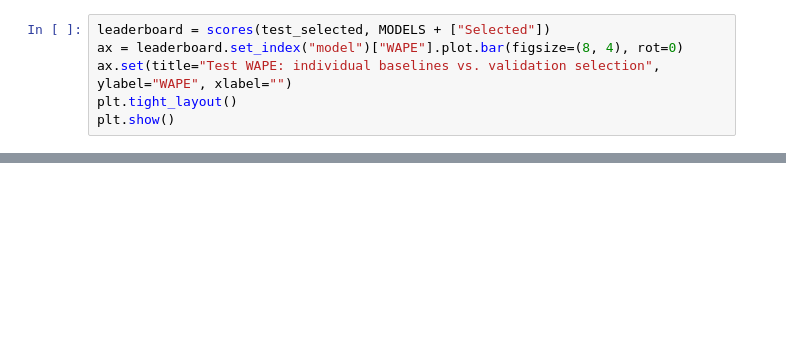
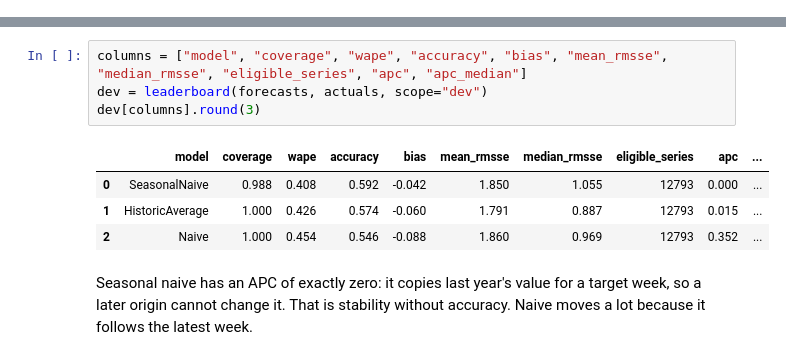
Before and after one commit to tackes/time-series-forecasting-bootcamp, a Jupyter notebook: day1_ml/01_baselines.ipynb, the cells around one changed output, grey strips where cells are left out. Saved outputs shown, nothing was run; the diff lists cells and outputs as text; blank space fills up the shorter version.

```diff
--- a/day1_ml/01_baselines.ipynb
+++ b/day1_ml/01_baselines.ipynb
@@ -117,6 +0,0 @@ Does selection still win on the unseen test window—or did it exploit noise in
-# %%
-leaderboard = scores(test_selected, MODELS + ["Selected"])
-ax = leaderboard.set_index("model")["WAPE"].plot.bar(figsize=(8, 4), rot=0)
-ax.set(title="Test WAPE: individual baselines vs. validation selection", ylabel="WAPE", xlabel="")
-plt.tight_layout()
-plt.show()
@@ -144,0 +104,11 @@ print(f"Saved baseline results to {results}")
+# %%
+columns = ["model", "coverage", "wape", "accuracy", "bias", "mean_rmsse", "median_rmsse", "eligible_series", "apc", "apc_median"]
+dev = leaderboard(forecasts, actuals, scope="dev")
+dev[columns].round(3)
+# %% [output]
+|  | model | coverage | wape | accuracy | bias | mean_rmsse | median_rmsse | eligible_series | apc | ... |
+| 0 | SeasonalNaive | 0.988 | 0.408 | 0.592 | -0.042 | 1.850 | 1.055 | 12793 | 0.000 | ... |
+| 1 | HistoricAverage | 1.000 | 0.426 | 0.574 | -0.060 | 1.791 | 0.887 | 12793 | 0.015 | ... |
+| 2 | Naive | 1.000 | 0.454 | 0.546 | -0.088 | 1.860 | 0.969 | 12793 | 0.352 | ... |
+# %% [markdown]
+Seasonal naive has an APC of exactly zero: it copies last year's value for a target week, so a later origin cannot change it. That is stability without accuracy. Naive moves a lot because it follows the latest week.
```
Also changed, not shown: parts of 31 cells of this notebook, 40 other files.
